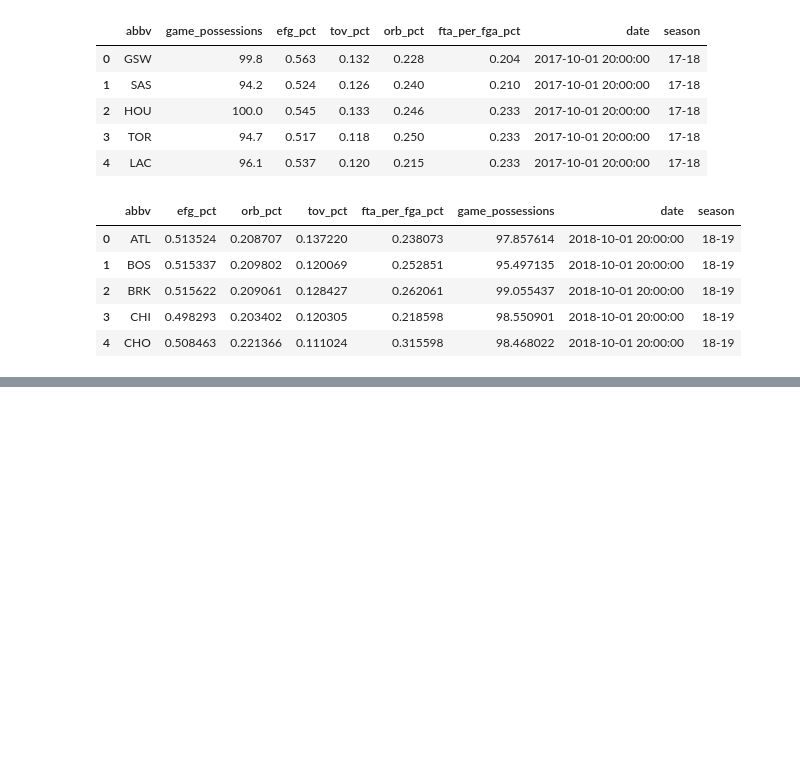
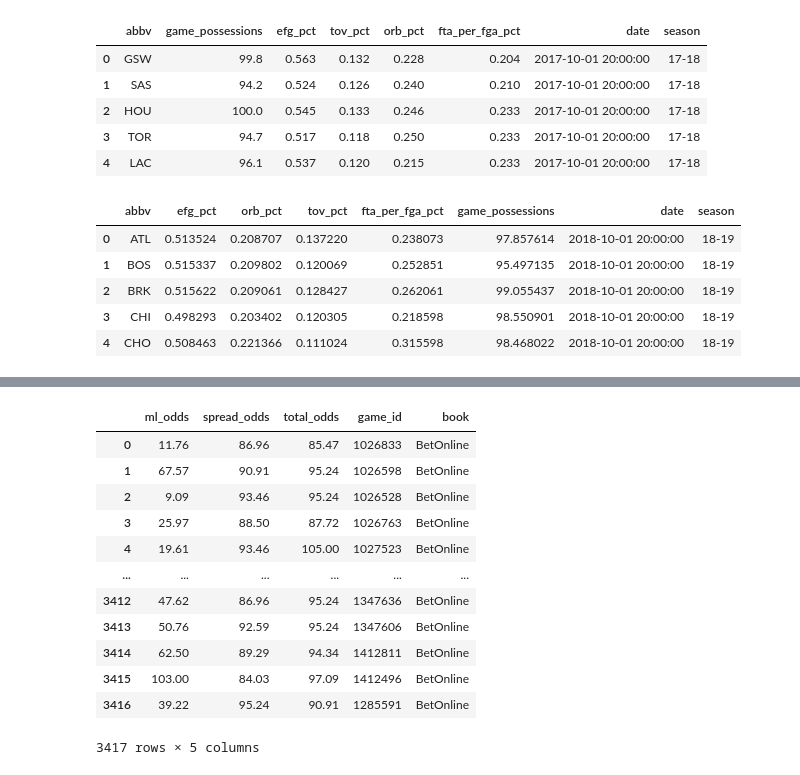
Before and after one commit to kyle-rgb/NBA_Sportsbook_Project, a Jupyter notebook: notebooks/Modeling.ipynb, the cells around one changed output, grey strips where cells are left out. Cells and saved outputs as stored; diff of their text form; code cells hidden in the pictures; blank space fills up the shorter version.

```diff
--- a/notebooks/Modeling.ipynb
+++ b/notebooks/Modeling.ipynb
@@ -1024,0 +1026,2 @@ makeModel(10, "expanding", "median")
+# %%
+predictive_analyzer = ModelAnalyzer(results_and_proj2, cls_mkt, cls_groundtruth, cls_ts, "m3")
@@ -1024,0 +1048,16 @@ makeModel(10, "expanding", "median")
+# %%
+predictive_analyzer.odds_matrix
+# %% [output]
+|  | ml_odds | spread_odds | total_odds | game_id | book |
+| 0 | 11.76 | 86.96 | 85.47 | 1026833 | BetOnline |
+| 1 | 67.57 | 90.91 | 95.24 | 1026598 | BetOnline |
+| 2 | 9.09 | 93.46 | 95.24 | 1026528 | BetOnline |
+| 3 | 25.97 | 88.50 | 87.72 | 1026763 | BetOnline |
+| 4 | 19.61 | 93.46 | 105.00 | 1027523 | BetOnline |
+| ... | ... | ... | ... | ... | ... |
+| 3412 | 47.62 | 86.96 | 95.24 | 1347636 | BetOnline |
+| 3413 | 50.76 | 92.59 | 95.24 | 1347606 | BetOnline |
+| 3414 | 62.50 | 89.29 | 94.34 | 1412811 | BetOnline |
+| 3415 | 103.00 | 84.03 | 97.09 | 1412496 | BetOnline |
+| 3416 | 39.22 | 95.24 | 90.91 | 1285591 | BetOnline |
+3417 rows × 5 columns
```
Also changed, not shown: parts of 103 cells of this notebook.
